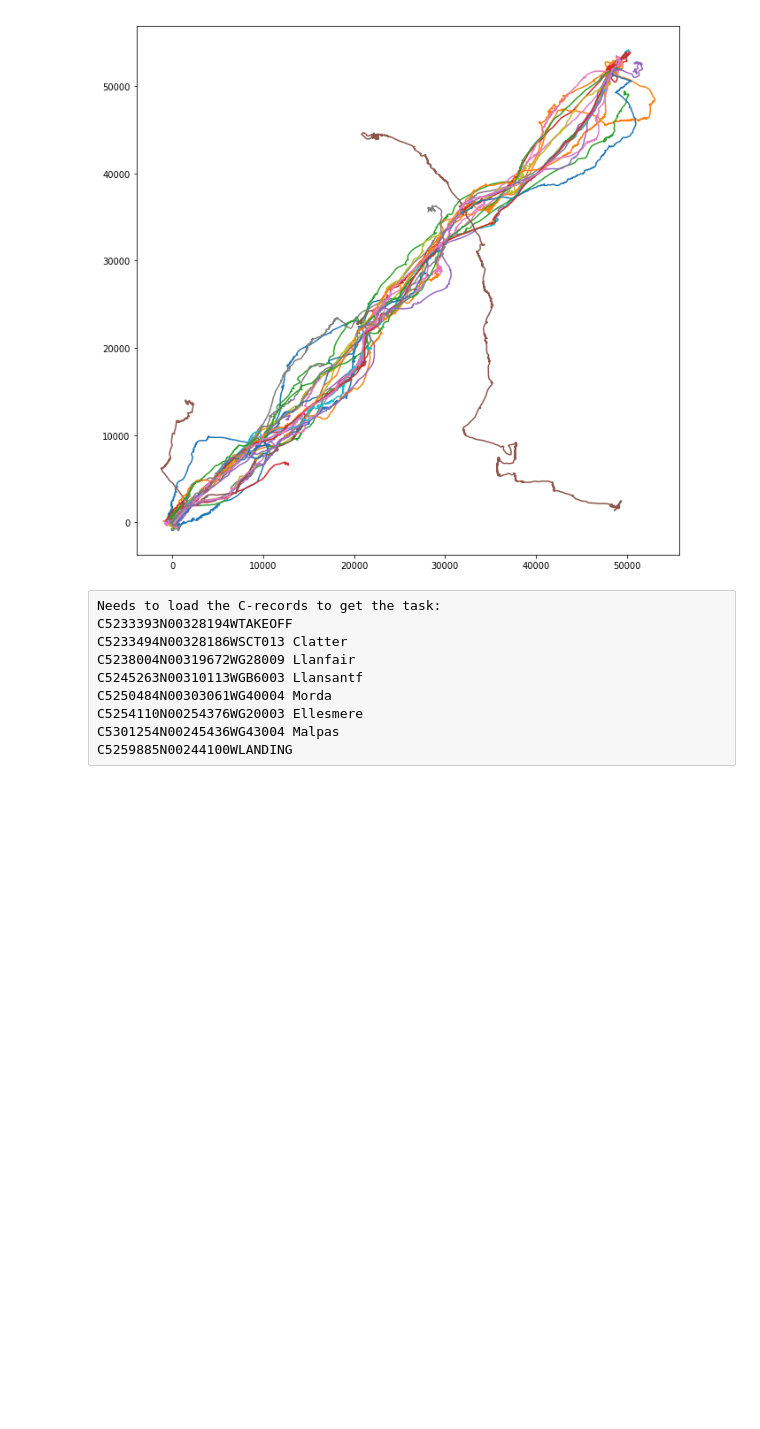
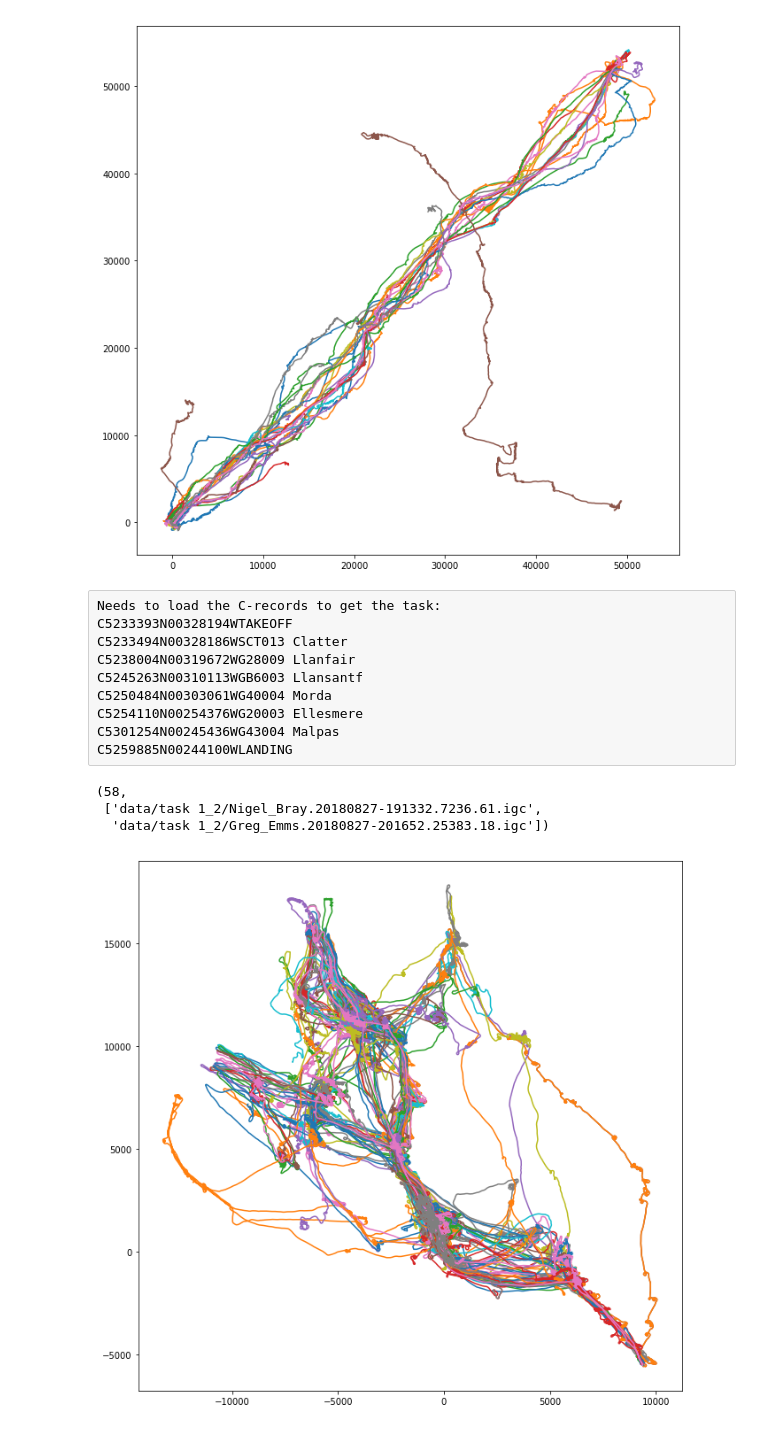
Before and after one commit to Future-Hangglider/gaggle_route_verifier, a Jupyter notebook: readplotall.ipynb, the cells around one changed output. Saved outputs shown, nothing was run; the diff lists cells and outputs as text; code cells hidden in the pictures; blank space fills up the shorter version.

Commit message:
plot a startgate getting off

```diff
--- a/readplotall.ipynb
+++ b/readplotall.ipynb
@@ -46,3 +46,27 @@ C5250484N00303061WG40004 Morda
 C5254110N00254376WG20003 Ellesmere
 C5301254N00245436WG43004 Malpas
 C5259885N00244100WLANDING
+# %%
+import os
+dname = "data/task 1_2"
+
+fnames = [os.path.join(dname, f)  for f in os.listdir(dname)  if f[-4:].lower() == ".igc"]
+len(fnames), fnames[:2]
+# %% [output]
+(58,
+ ['data/task 1_2/Nigel_Bray.20180827-191332.7236.61.igc',
+  'data/task 1_2/Greg_Emms.20180827-201652.25383.18.igc'])
+# %%
+from loaders_igc import GLoadIGC, processQaddrelEN
+pQs = [ GLoadIGC(f)[0]  for f in fnames ]
+for pQ in pQs:
+    processQaddrelEN(pQ)
+# %%
+from matplotlib import pyplot as plt
+%matplotlib inline
+
+plt.figure(figsize=(11,11))
+for pQ in pQs:
+    plt.plot(pQ.x, pQ.y)
+# %% [output]
+[figure, added]
```
Also changed, not shown: 2 other files.
